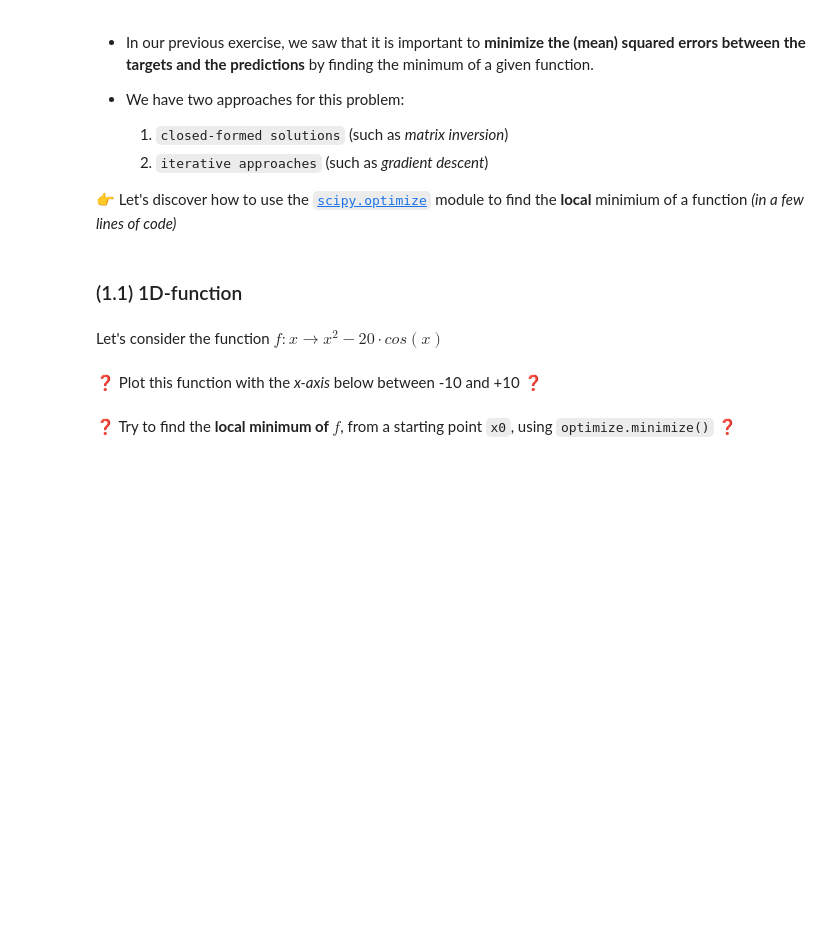
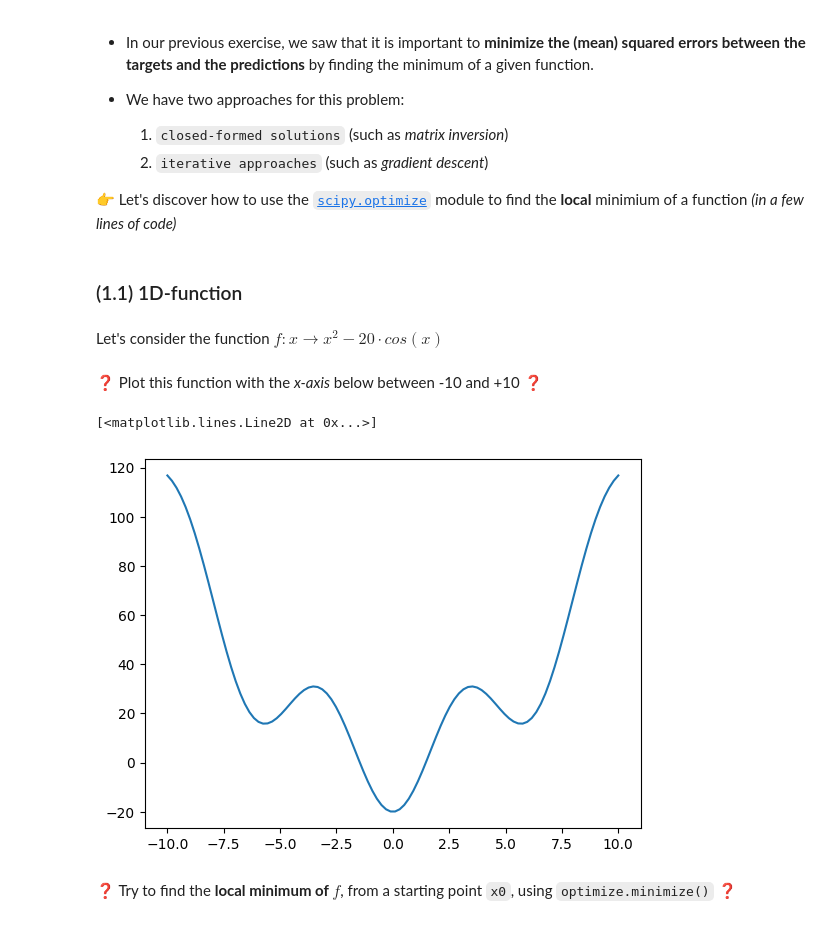
Before and after one commit to pablopussell/data-scipy, a Jupyter notebook: 03-scipy.ipynb, the cells around one changed output. Drawn from its saved outputs; the diff is of its cells as text; code cells hidden in the pictures; blank space fills up the shorter version.

```diff
--- a/03-scipy.ipynb
+++ b/03-scipy.ipynb
@@ -34,3 +33,12 @@ def f(x):
+# %%
+# YOUR CODE HERE
+x_points = np.linspace(-10,10,100)
+
+# plt.xmin = (-10, 10)
+plt.plot(x_points, f(x_points))
+# %% [output]
+[<matplotlib.lines.Line2D at 0x...>]
+[figure, added]
 # %% [markdown]
 ❓ Try to find the **local minimum of $f$**, from a starting point `x0`, using `optimize.minimize()` ❓
 # %%
```
Also changed, not shown: parts of 4 cells of this notebook.
